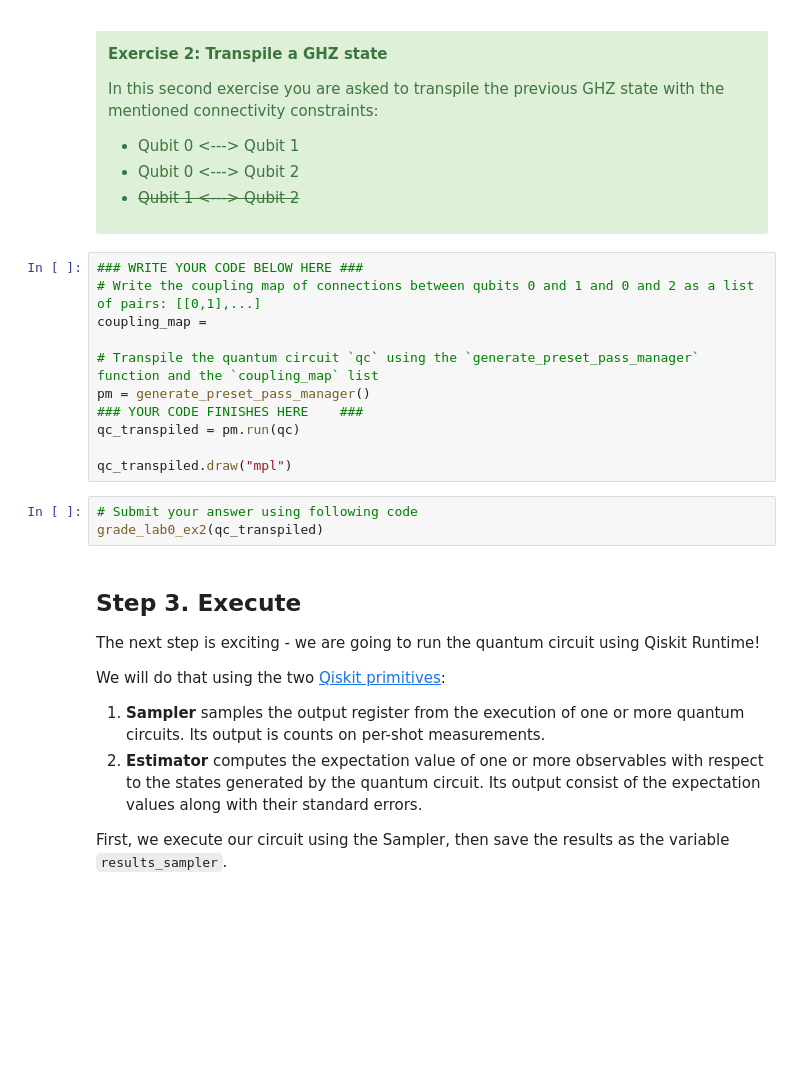
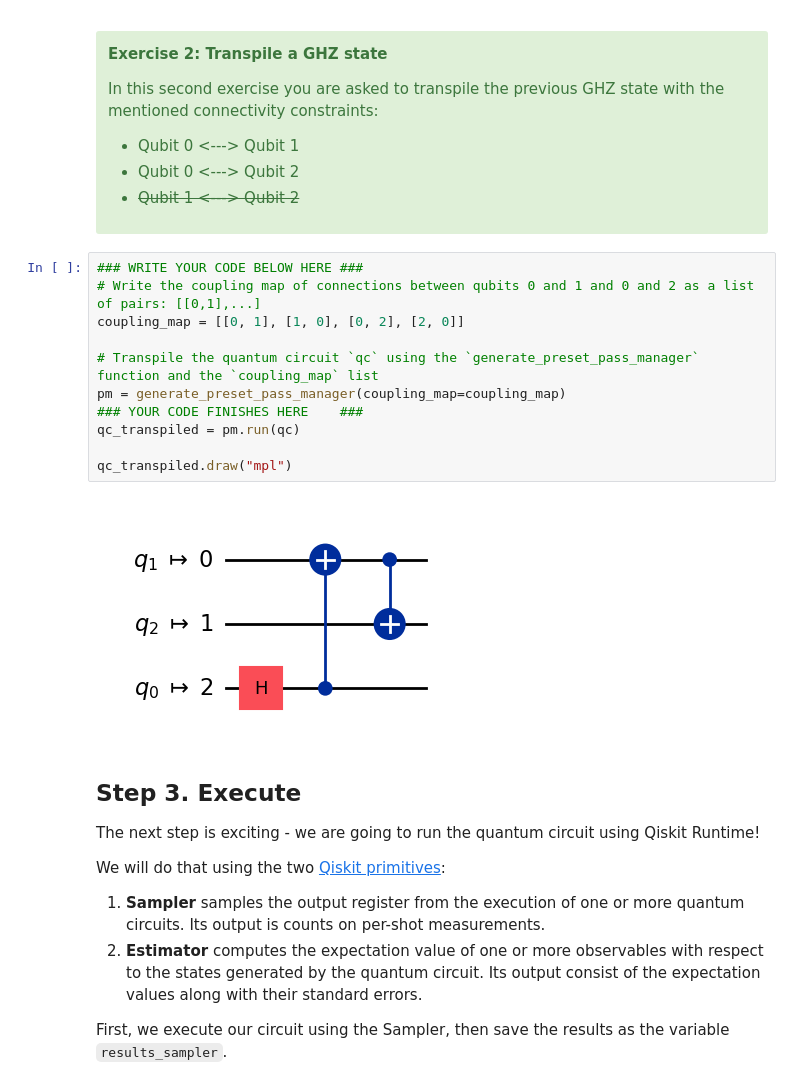
Before and after one commit to treylonwofford/qgss-2025, a Jupyter notebook: lab-0/lab0.ipynb, the cells around one changed output. Saved outputs shown, nothing was run; the diff lists cells and outputs as text; blank space fills up the shorter version.

```diff
--- a/lab-0/lab0.ipynb
+++ b/lab-0/lab0.ipynb
@@ -266,17 +269,16 @@ In this second exercise you are asked to transpile the previous GHZ state with t
 # %%
 ### WRITE YOUR CODE BELOW HERE ###
 # Write the coupling map of connections between qubits 0 and 1 and 0 and 2 as a list of pairs: [[0,1],...]
-coupling_map =
+coupling_map = [[0, 1], [1, 0], [0, 2], [2, 0]]
 
 # Transpile the quantum circuit `qc` using the `generate_preset_pass_manager` function and the `coupling_map` list
-pm = generate_preset_pass_manager()
+pm = generate_preset_pass_manager(coupling_map=coupling_map)
 ### YOUR CODE FINISHES HERE    ###
 qc_transpiled = pm.run(qc)
 
 qc_transpiled.draw("mpl")
+# %% [output]
+[figure, added]
-# %%
-# Submit your answer using following code
-grade_lab0_ex2(qc_transpiled)
 # %% [markdown]
 ## Step 3. Execute <a id="execute"></a>
 
```
Also changed, not shown: parts of 7 cells of this notebook.
